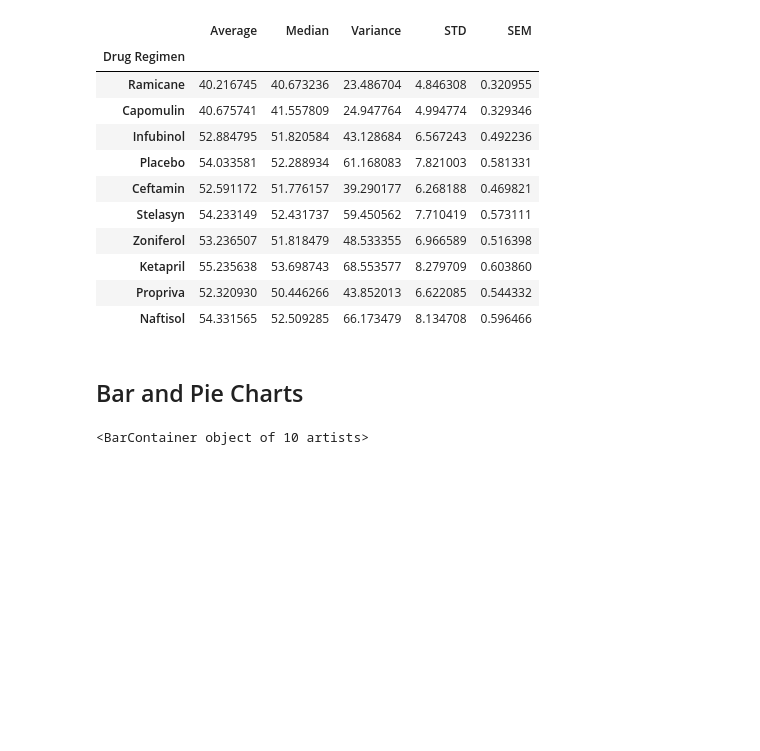
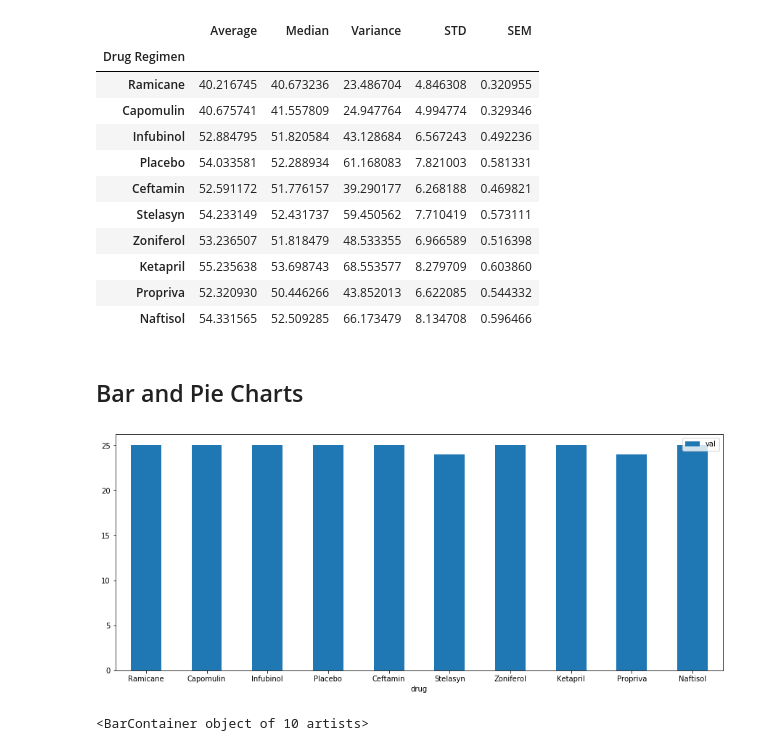
Before and after one commit to xizhang1984/matplotlib-challenge, a Jupyter notebook: pymaceuticals_starter.ipynb, the cells around one changed output. Saved outputs shown, nothing was run; the diff lists cells and outputs as text; code cells hidden in the pictures; blank space fills up the shorter version.

```diff
--- a/pymaceuticals_starter.ipynb
+++ b/pymaceuticals_starter.ipynb
@@ -156,4 +154,21 @@ Summary
 | Naftisol | 54.331565 | 52.509285 | 66.173479 | 8.134708 | 0.596466 |
 # %% [markdown]
 ## Bar and Pie Charts
+# %%
+# Generate a bar plot showing the total number of mice for each treatment throughout the course of the study using pandas.
+# druglist name as x axis
+
+# total mouse number as y axiss
+nMice = np.zeros(len(druglist))
+
+for id in range(nMice.size):
+    drug = druglist[id]
+    subdataframe = clean_combine_mouse_data[clean_combine_mouse_data["Drug Regimen"]==drug]
+    nMice[id] = subdataframe['Mouse ID'].nunique()
+
+
+df = pd.DataFrame({'drug':druglist, 'val':nMice})
+ax = df.plot.bar(x='drug', y='val', rot=0, figsize=(15,6))
+# %% [output]
+[figure, added]
 # %%
```
Also changed, not shown: parts of 7 cells of this notebook.
